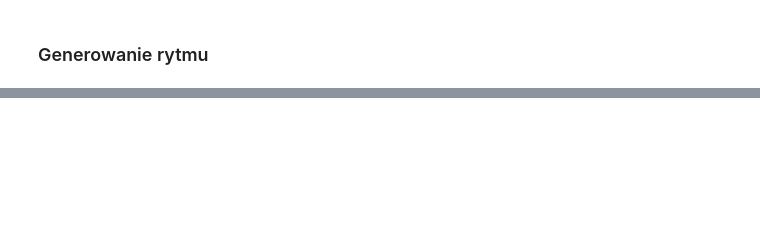
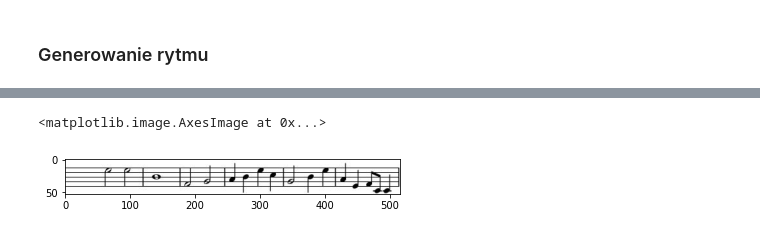
Before and after one commit to Flukasiew/ColabExperiments, a Jupyter notebook: DatasetGeneration.ipynb, the cells around one changed output, grey strips where cells are left out. Cells and saved outputs as stored; diff of their text form; code cells hidden in the pictures; blank space fills up the shorter version.

```diff
--- a/DatasetGeneration.ipynb
+++ b/DatasetGeneration.ipynb
@@ -209,0 +380,8 @@ True
+# %%
+src   = cv2.imread('track.jpg')
+src    = src[...,::-1] # BGR to RGB
+H,W,Nc = src.shape
+plt.imshow(src)
+# %% [output]
+<matplotlib.image.AxesImage at 0x...>
+[figure, added]
```
Also changed, not shown: parts of 66 cells of this notebook.
